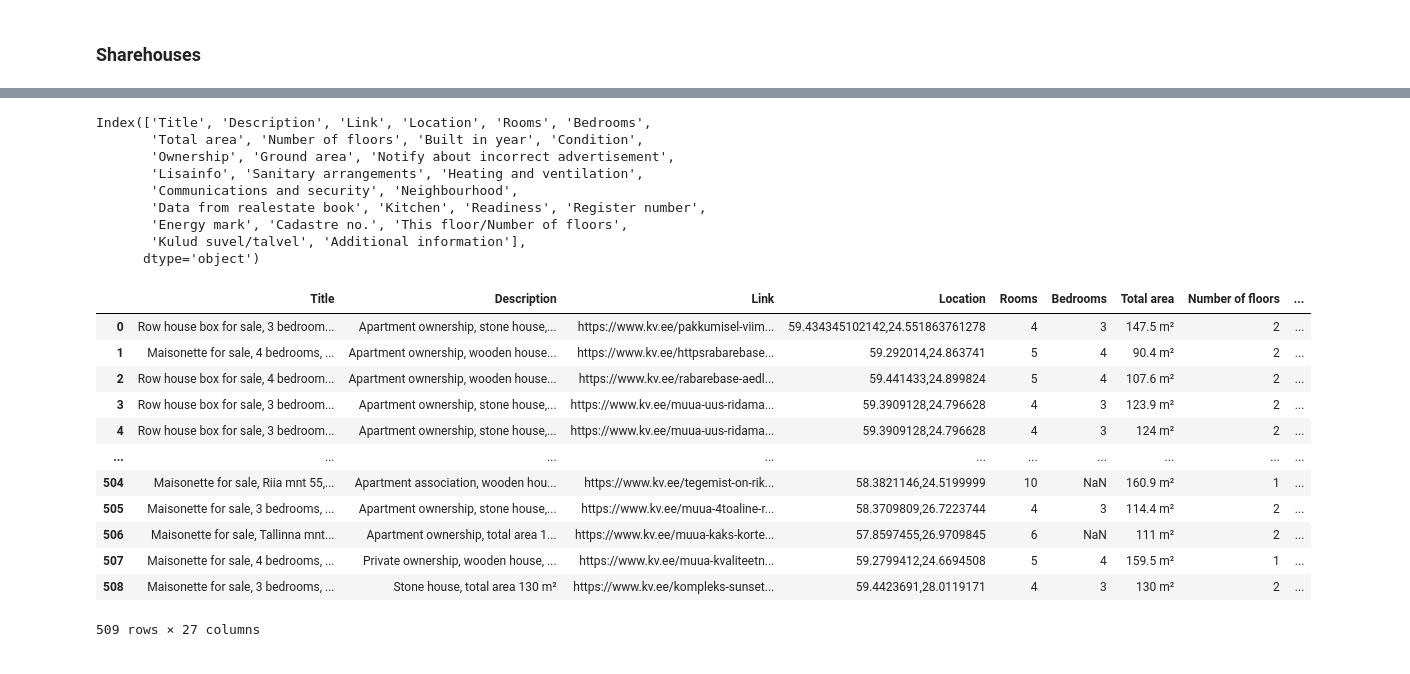
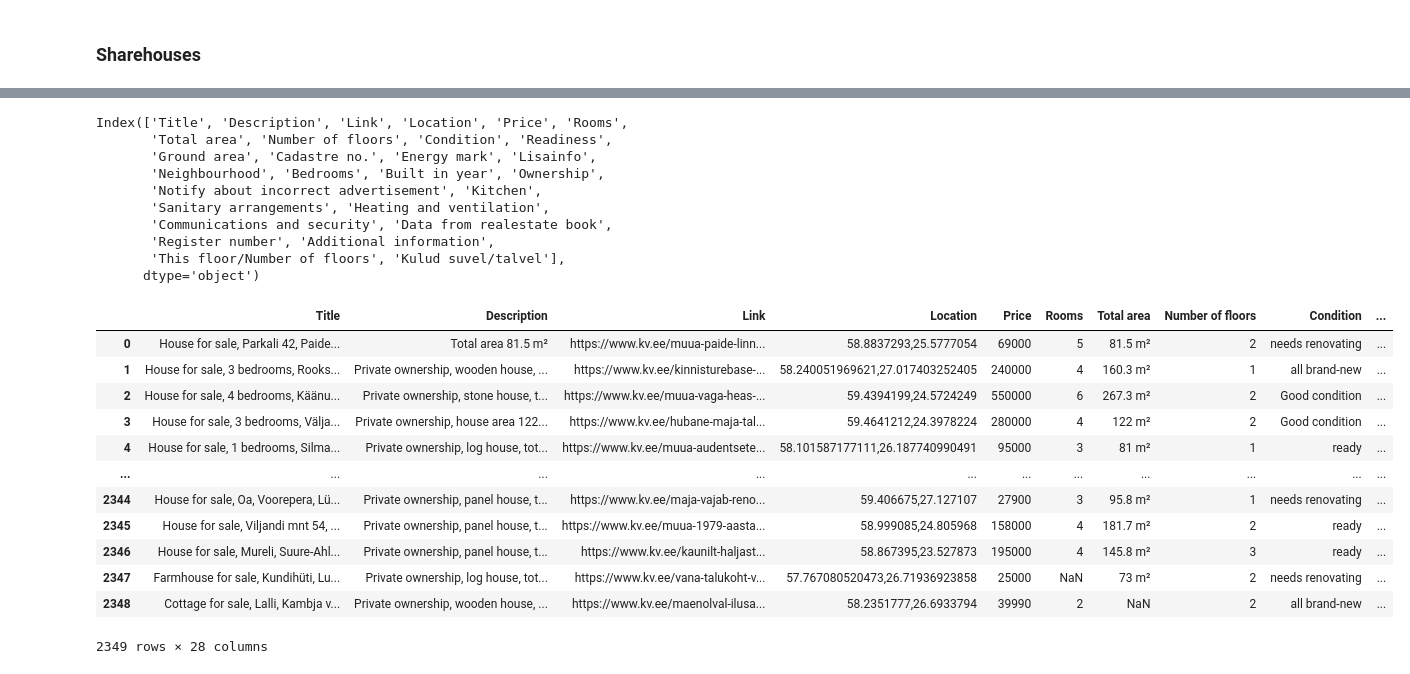
Before and after one commit to Jyrijoul/real_estate_prediction, a Jupyter notebook: scraper.ipynb, the cells around one changed output, grey strips where cells are left out. Cells and saved outputs as stored; diff of their text form; code cells hidden in the pictures.

Commit message:
Do additional cleaning and predict

```diff
--- a/scraper.ipynb
+++ b/scraper.ipynb
@@ -87,7 +109,11 @@ house_links = get_listing_urls(base_url_houses, 25, cookies, headers, existing_l
 # %% [markdown]
 ### Apartments
 # %%
-existing_links_apartments = pd.read_csv("dataset_apartments.csv").Link.values
+try:
+    existing_links_apartments = pd.read_csv("dataset_apartments.csv").Link.values
+except Exception as e:
+    print(e)
+    existing_links_apartments = []
 base_url_apartments = "https://www.kv.ee/?act=search.simple&last_deal_type=1&orderby=cdwl&page_size=100&deal_type=1&search_type=old&page="
 apartment_links = get_listing_urls(base_url_apartments, 52, cookies, headers, existing_links_apartments)
 # %% [output]
@@ -111,8 +137,11 @@ Links so far: 5120.
 # %% [markdown]
 ### Sharehouses
 # %%
-# existing_links_sharehouses = pd.read_csv("dataset_sharehouses.csv").Link.values
-existing_links_sharehouses = []
+try:
+    existing_links_sharehouses = pd.read_csv("dataset_sharehouses.csv").Link.values
+except Exception as e:
+    print(e)
+    existing_links_sharehouses = []
 base_url_sharehouses = "https://www.kv.ee/?act=search.simple&last_deal_type=11&page_size=100&deal_type=11&dt_select=11&search_type=old&page="
 sharehouse_links = get_listing_urls(base_url_sharehouses, 6, cookies, headers, existing_links_sharehouses)
 # %% [output]
@@ -140,7 +170,7 @@ def extract_fields(text):
         return results
 # %%
 def parse_listings(links, cookies, headers, save=True, filename="dataset_.csv", verbose=False):
-    data = pd.DataFrame(columns=["Title", "Description", "Link", "Location"]) #, "Rooms", "Bedrooms", "Üldpind", "Korruseid", "Ehitusaasta", "Omandivorm", "Krundi pind", "Energiamärgis"])
+    data = pd.DataFrame(columns=["Title", "Description", "Link", "Location", "Price"]) #, "Rooms", "Bedrooms", "Üldpind", "Korruseid", "Ehitusaasta", "Omandivorm", "Krundi pind", "Energiamärgis"])
 
     try:
         for i, link in enumerate(links):
@@ -151,8 +181,6 @@ def parse_listings(links, cookies, headers, save=True, filename="dataset_.csv",
 
             # Get the short description (title).
             title = soup.title.string.split(" - Kinnisvaraportaal KV.EE ")[0]
-            if verbose:
-                print(title)
 
             df = pd.read_html(response.text, attrs={"class":"table-lined object-data-meta"}, flavor="bs4", skiprows=[9, 10], index_col=0)[0]
             # Rename the column to the index of the advertisement.
@@ -160,6 +188,8 @@ def parse_listings(links, cookies, headers, save=True, filename="dataset_.csv",
             # Add the short description
             df.loc["Title"] = title
             df.loc["Link"] = link
+            if verbose:
+                print(title, link)
 
             # Since we cannot be sure these fields always exists, use error handling.
             try:
@@ -178,6 +208,11 @@ def parse_listings(links, cookies, headers, save=True, filename="dataset_.csv",
                 # Add the location info.
                 location = soup.find("a", attrs={"class":"gtm-object-map"})
                 df.loc["Location"] = location["href"].split("query=")[1]
+
+                # Add the price info.
+                price = soup.find("input", attrs={"name":"price"})
+                df.loc["Price"] = int(price["value"])
+
             except Exception as e:
                 print(e)
 
@@ -195,3 +230,5 @@ def parse_listings(links, cookies, headers, save=True, filename="dataset_.csv",
         if save:
             data.to_csv(filename, index=False)
         return data
+# %%
+parsed_houses = parse_listings(house_links, cookies, headers, filename="dataset_houses.csv", verbose=False)
@@ -219,31 +292,32 @@ Parsed so far: 450
 'NoneType' object is not subscriptable
 Parsed so far: 500
 # %%
-print(parsed_sharehouses.columns)
-display(parsed_sharehouses)
+print(parsed_houses.columns)
+display(parsed_houses)
 # %% [output]
-Index(['Title', 'Description', 'Link', 'Location', 'Rooms', 'Bedrooms',
-       'Total area', 'Number of floors', 'Built in year', 'Condition',
-       'Ownership', 'Ground area', 'Notify about incorrect advertisement',
-       'Lisainfo', 'Sanitary arrangements', 'Heating and ventilation',
-       'Communications and security', 'Neighbourhood',
-       'Data from realestate book', 'Kitchen', 'Readiness', 'Register number',
-       'Energy mark', 'Cadastre no.', 'This floor/Number of floors',
-       'Kulud suvel/talvel', 'Additional information'],
+Index(['Title', 'Description', 'Link', 'Location', 'Price', 'Rooms',
+       'Total area', 'Number of floors', 'Condition', 'Readiness',
+       'Ground area', 'Cadastre no.', 'Energy mark', 'Lisainfo',
+       'Neighbourhood', 'Bedrooms', 'Built in year', 'Ownership',
+       'Notify about incorrect advertisement', 'Kitchen',
+       'Sanitary arrangements', 'Heating and ventilation',
+       'Communications and security', 'Data from realestate book',
+       'Register number', 'Additional information',
+       'This floor/Number of floors', 'Kulud suvel/talvel'],
       dtype='object')
-|  | Title | Description | Link | Location | Rooms | Bedrooms | Total area | Number of floors | ... |
-| 0 | Row house box for sale, 3 bedroom... | Apartment ownership, stone house,... | https://www.kv.ee/pakkumisel-viim... | 59.434345102142,24.551863761278 | 4 | 3 | 147.5 m² | 2 | ... |
-| 1 | Maisonette for sale, 4 bedrooms, ... | Apartment ownership, wooden house... | https://www.kv.ee/httpsrabarebase... | 59.292014,24.863741 | 5 | 4 | 90.4 m² | 2 | ... |
-| 2 | Row house box for sale, 4 bedroom... | Apartment ownership, wooden house... | https://www.kv.ee/rabarebase-aedl... | 59.441433,24.899824 | 5 | 4 | 107.6 m² | 2 | ... |
-| 3 | Row house box for sale, 3 bedroom... | Apartment ownership, stone house,... | https://www.kv.ee/muua-uus-ridama... | 59.3909128,24.796628 | 4 | 3 | 123.9 m² | 2 | ... |
-| 4 | Row house box for sale, 3 bedroom... | Apartment ownership, stone house,... | https://www.kv.ee/muua-uus-ridama... | 59.3909128,24.796628 | 4 | 3 | 124 m² | 2 | ... |
-| ... | ... | ... | ... | ... | ... | ... | ... | ... | ... |
-| 504 | Maisonette for sale, Riia mnt 55,... | Apartment association, wooden hou... | https://www.kv.ee/tegemist-on-rik... | 58.3821146,24.5199999 | 10 | NaN | 160.9 m² | 1 | ... |
-| 505 | Maisonette for sale, 3 bedrooms, ... | Apartment ownership, stone house,... | https://www.kv.ee/muua-4toaline-r... | 58.3709809,26.7223744 | 4 | 3 | 114.4 m² | 2 | ... |
-| 506 | Maisonette for sale, Tallinna mnt... | Apartment ownership, total area 1... | https://www.kv.ee/muua-kaks-korte... | 57.8597455,26.9709845 | 6 | NaN | 111 m² | 2 | ... |
-| 507 | Maisonette for sale, 4 bedrooms, ... | Private ownership, wooden house, ... | https://www.kv.ee/muua-kvaliteetn... | 59.2799412,24.6694508 | 5 | 4 | 159.5 m² | 1 | ... |
-| 508 | Maisonette for sale, 3 bedrooms, ... | Stone house, total area 130 m² | https://www.kv.ee/kompleks-sunset... | 59.4423691,28.0119171 | 4 | 3 | 130 m² | 2 | ... |
+|  | Title | Description | Link | Location | Price | Rooms | Total area | Number of floors | Condition | ... |
+| 0 | House for sale, Parkali 42, Paide... | Total area 81.5 m² | https://www.kv.ee/muua-paide-linn... | 58.8837293,25.5777054 | 69000 | 5 | 81.5 m² | 2 | needs renovating | ... |
+| 1 | House for sale, 3 bedrooms, Rooks... | Private ownership, wooden house, ... | https://www.kv.ee/kinnisturebase-... | 58.240051969621,27.017403252405 | 240000 | 4 | 160.3 m² | 1 | all brand-new | ... |
+| 2 | House for sale, 4 bedrooms, Käänu... | Private ownership, stone house, t... | https://www.kv.ee/muua-vaga-heas-... | 59.4394199,24.5724249 | 550000 | 6 | 267.3 m² | 2 | Good condition | ... |
+| 3 | House for sale, 3 bedrooms, Välja... | Private ownership, house area 122... | https://www.kv.ee/hubane-maja-tal... | 59.4641212,24.3978224 | 280000 | 4 | 122 m² | 2 | Good condition | ... |
+| 4 | House for sale, 1 bedrooms, Silma... | Private ownership, log house, tot... | https://www.kv.ee/muua-audentsete... | 58.101587177111,26.187740990491 | 95000 | 3 | 81 m² | 1 | ready | ... |
+| ... | ... | ... | ... | ... | ... | ... | ... | ... | ... | ... |
+| 2344 | House for sale, Oa, Voorepera, Lü... | Private ownership, panel house, t... | https://www.kv.ee/maja-vajab-reno... | 59.406675,27.127107 | 27900 | 3 | 95.8 m² | 1 | needs renovating | ... |
+| 2345 | House for sale, Viljandi mnt 54, ... | Private ownership, panel house, t... | https://www.kv.ee/muua-1979-aasta... | 58.999085,24.805968 | 158000 | 4 | 181.7 m² | 2 | ready | ... |
+| 2346 | House for sale, Mureli, Suure-Ahl... | Private ownership, panel house, t... | https://www.kv.ee/kaunilt-haljast... | 58.867395,23.527873 | 195000 | 4 | 145.8 m² | 3 | ready | ... |
+| 2347 | Farmhouse for sale, Kundihüti, Lu... | Private ownership, log house, tot... | https://www.kv.ee/vana-talukoht-v... | 57.767080520473,26.71936923858 | 25000 | NaN | 73 m² | 2 | needs renovating | ... |
+| 2348 | Cottage for sale, Lalli, Kambja v... | Private ownership, wooden house, ... | https://www.kv.ee/maenolval-ilusa... | 58.2351777,26.6933794 | 39990 | 2 | NaN | 2 | all brand-new | ... |
-509 rows × 27 columns
+2349 rows × 28 columns
 # %%
 test_data = pd.read_csv("dataset_houses.csv")
 test_data
```
Also changed, not shown: parts of 7 cells of this notebook, 6 other files.
